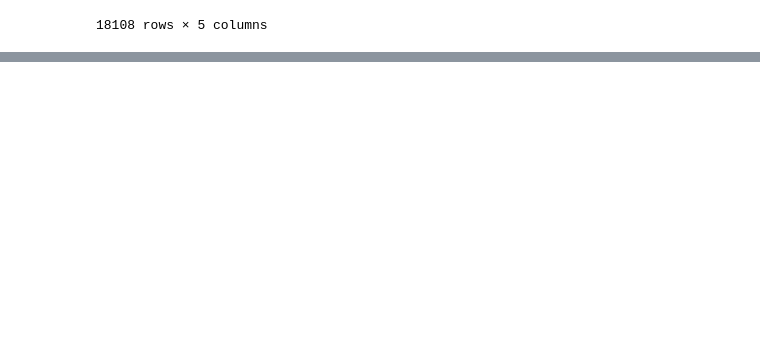
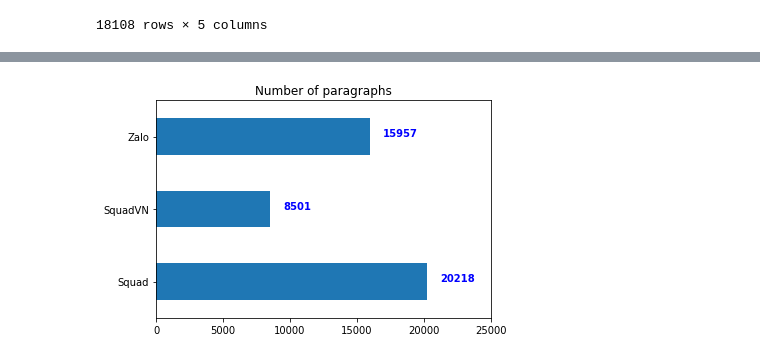
Before and after one commit to NewLuminous/Zalo-Vietnamese-Wiki-QA, a Jupyter notebook: data_analysis.ipynb, the cells around one changed output, grey strips where cells are left out. Cells and saved outputs as stored; diff of their text form; code cells hidden in the pictures; blank space fills up the shorter version.

```diff
--- a/data_analysis.ipynb
+++ b/data_analysis.ipynb
@@ -88,0 +109,11 @@ Name: title, Length: 9457, dtype: int64
+# %%
+paragraph_count = pd.Series({'Zalo': zalo_data['text'].nunique(),
+                            'SquadVN': squad_vn_data['text'].nunique(),
+                            'Squad': squad_data['text'].nunique()})
+_, ax = plt.subplots()
+for i, v in enumerate(paragraph_count):
+    ax.text(v + 1000, i, str(v), color='blue', fontweight='bold')
+plt.title('Number of paragraphs')
+paragraph_count.plot(kind='barh', xlim=(0, 25000)).invert_yaxis()
+# %% [output]
+[figure, added]
```
Also changed, not shown: parts of 31 cells of this notebook, 13 other files.
